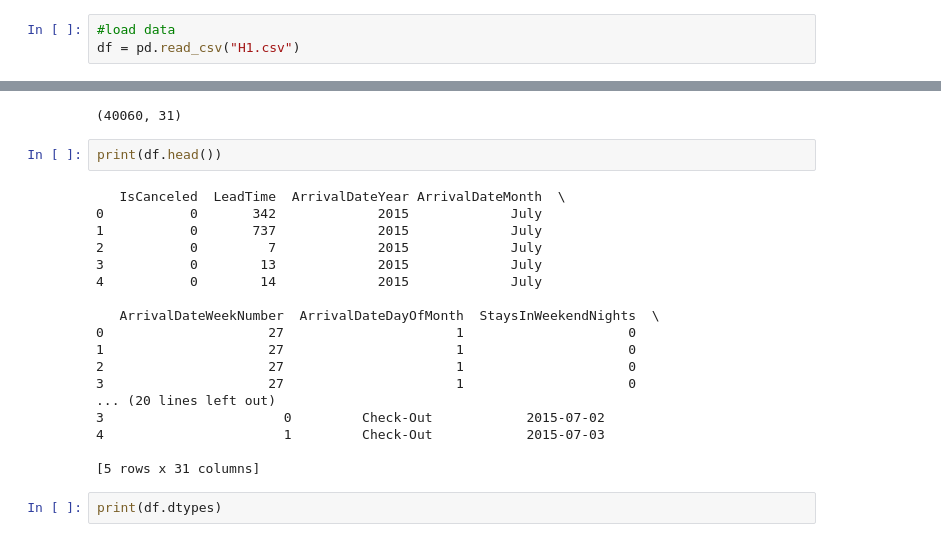
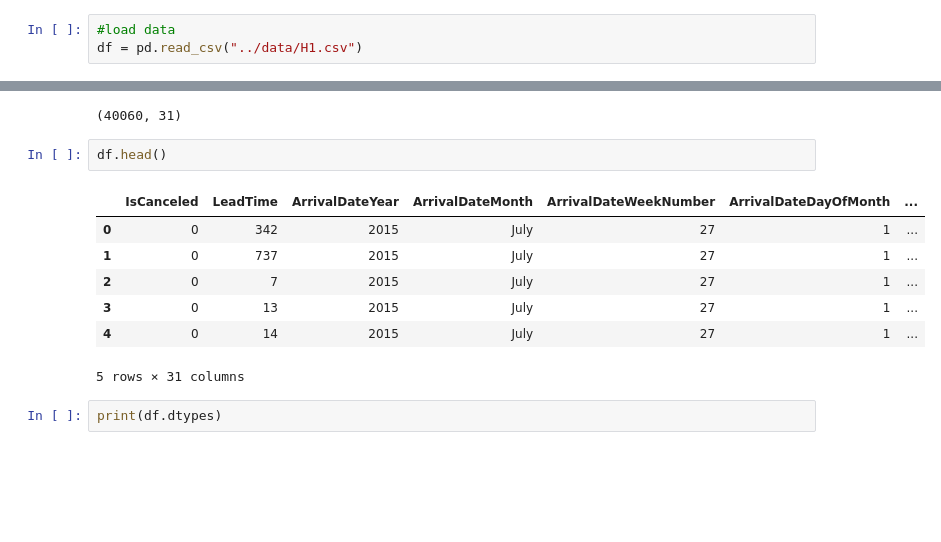
Before and after one commit to KilianMuetz/BANSVM, a Jupyter notebook: analysis/Gruppe4BAN.ipynb, the cells around one changed output, grey strips where cells are left out. Cells and saved outputs as stored; diff of their text form; blank space fills up the shorter version.

```diff
--- a/analysis/Gruppe4BAN.ipynb
+++ b/analysis/Gruppe4BAN.ipynb
@@ -31,31 +31,21 @@ from sklearn.metrics import classification_report, confusion_matrix, roc_auc_sco
 from sklearn.model_selection import GridSearchCV, StratifiedKFold
 # %%
 #load data
-df = pd.read_csv("H1.csv")
+df = pd.read_csv("../data/H1.csv")
 # %%
 print(df.shape)
 # %% [output]
 (40060, 31)
 # %%
-print(df.head())
+df.head()
 # %% [output]
+|  | IsCanceled | LeadTime | ArrivalDateYear | ArrivalDateMonth | ArrivalDateWeekNumber | ArrivalDateDayOfMonth | ... |
+| 0 | 0 | 342 | 2015 | July | 27 | 1 | ... |
+| 1 | 0 | 737 | 2015 | July | 27 | 1 | ... |
+| 2 | 0 | 7 | 2015 | July | 27 | 1 | ... |
+| 3 | 0 | 13 | 2015 | July | 27 | 1 | ... |
+| 4 | 0 | 14 | 2015 | July | 27 | 1 | ... |
-   IsCanceled  LeadTime  ArrivalDateYear ArrivalDateMonth  \
-0           0       342             2015             July
-1           0       737             2015             July
-2           0         7             2015             July
-3           0        13             2015             July
-4           0        14             2015             July
-
-   ArrivalDateWeekNumber  ArrivalDateDayOfMonth  StaysInWeekendNights  \
-0                     27                      1                     0
-1                     27                      1                     0
-2                     27                      1                     0
-3                     27                      1                     0
-... (20 lines left out)
-3                       0         Check-Out            2015-07-02
-4                       1         Check-Out            2015-07-03
-
-[5 rows x 31 columns]
+5 rows × 31 columns
 # %%
 print(df.dtypes)
 # %% [output]
```
Also changed, not shown: parts of 13 cells of this notebook.
